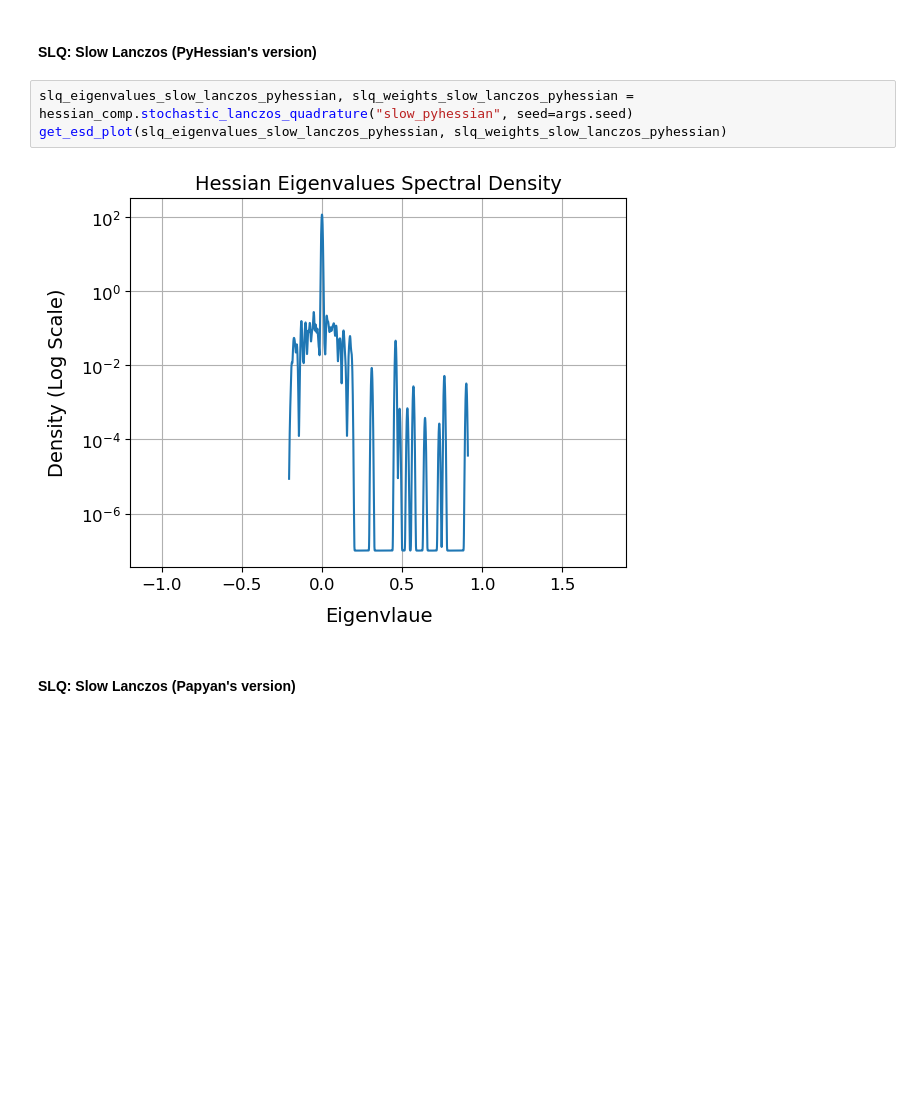
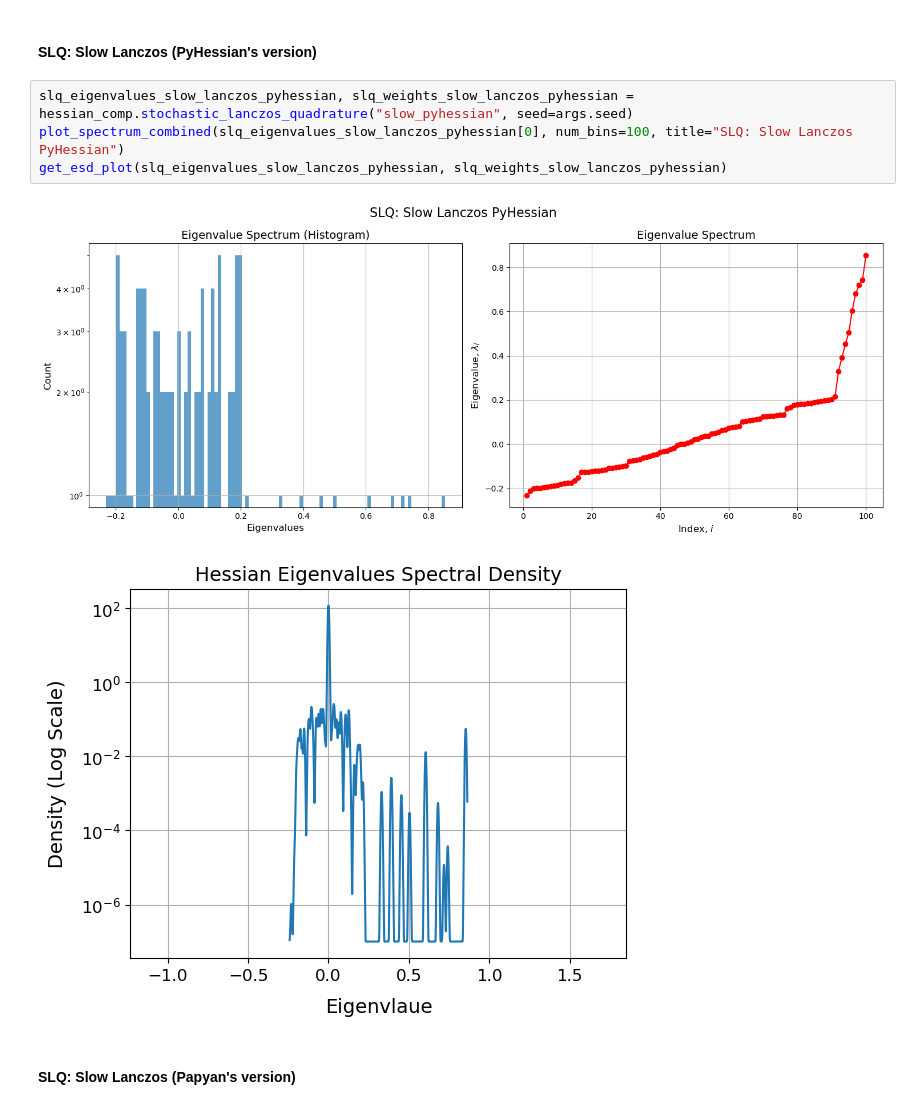
Before and after one commit to ilievanadezhda/spectral-properties-of-NN, a Jupyter notebook: nn_lanczos/experiments/MNIST.ipynb, the cells around one changed output. Saved outputs shown, nothing was run; the diff lists cells and outputs as text; blank space fills up the shorter version.

```diff
--- a/nn_lanczos/experiments/MNIST.ipynb
+++ b/nn_lanczos/experiments/MNIST.ipynb
@@ -144,9 +145,11 @@ hessian_comp = nn_hessian(model, loss_fn, data=(inputs, targets), cuda=torch.cud
 #### SLQ: Slow Lanczos (PyHessian's version)
 # %%
 slq_eigenvalues_slow_lanczos_pyhessian, slq_weights_slow_lanczos_pyhessian = hessian_comp.stochastic_lanczos_quadrature("slow_pyhessian", seed=args.seed)
+plot_spectrum_combined(slq_eigenvalues_slow_lanczos_pyhessian[0], num_bins=100, title="SLQ: Slow Lanczos PyHessian")
 get_esd_plot(slq_eigenvalues_slow_lanczos_pyhessian, slq_weights_slow_lanczos_pyhessian)
 # %% [output]
-[figure, old version]
+[figure, new version]
+[figure, added]
 # %% [markdown]
 #### SLQ: Slow Lanczos (Papyan's version)
 # %%
```
Also changed, not shown: parts of 9 cells of this notebook.
